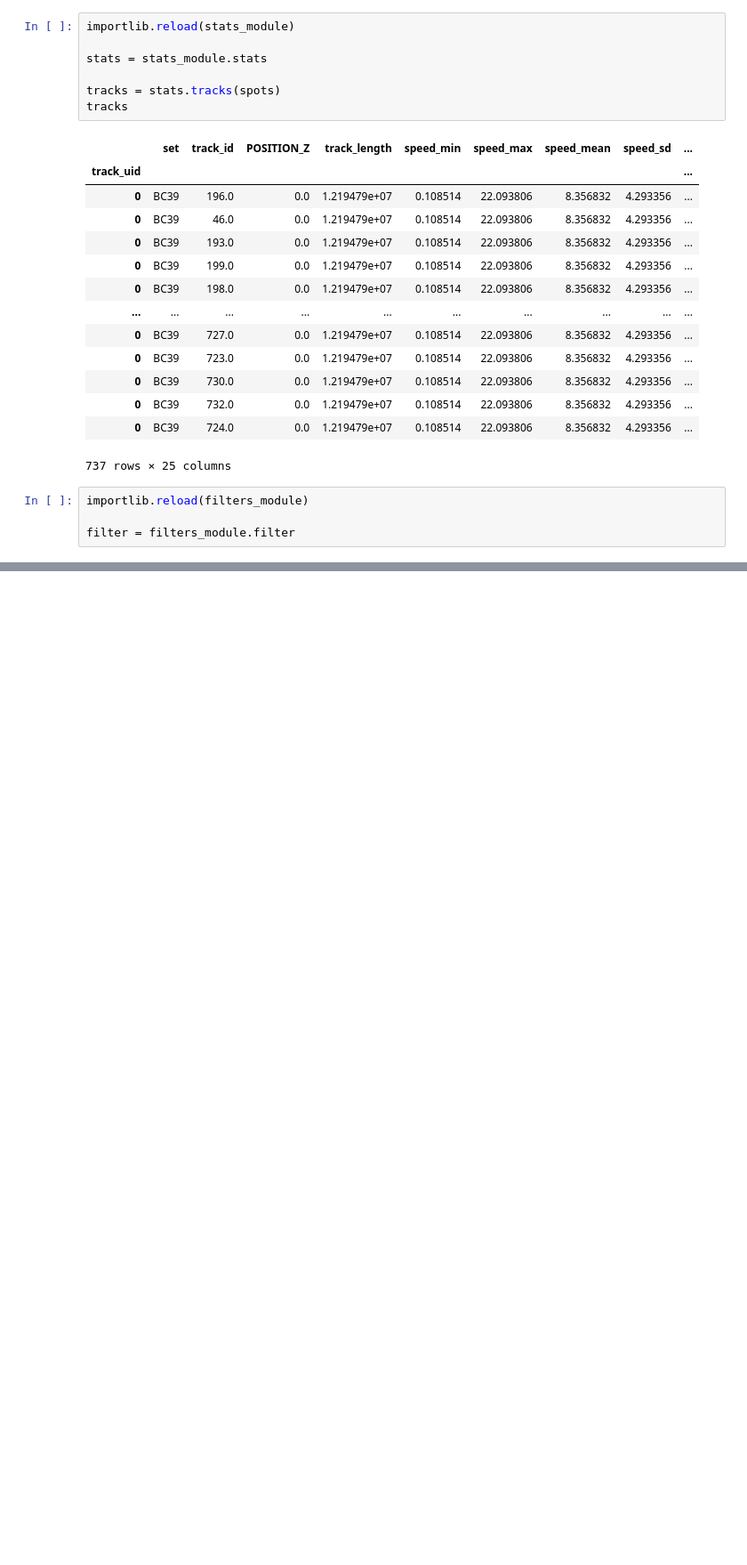
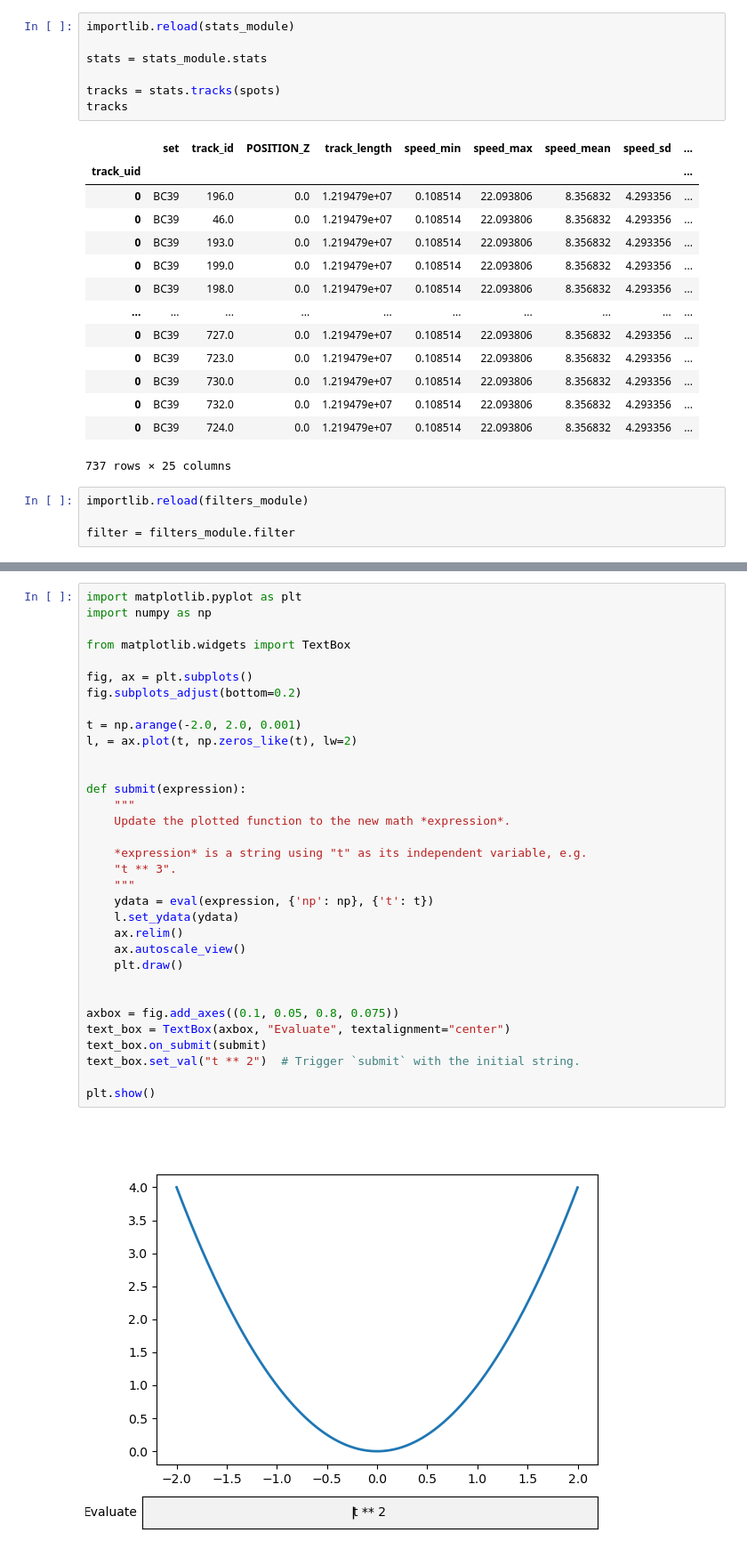
Before and after one commit to BranislavModriansky/Peregrin, a Jupyter notebook: lib/peregrin/Z_sketches/filter_computations.ipynb, the cells around one changed output, grey strips where cells are left out. Shown at 89% size. Cells and saved outputs as stored; diff of their text form; blank space fills up the shorter version.

```diff
--- a/lib/peregrin/Z_sketches/filter_computations.ipynb
+++ b/lib/peregrin/Z_sketches/filter_computations.ipynb
@@ -132,0 +643,35 @@ IndexError: pop from empty list
+# %%
+import matplotlib.pyplot as plt
+import numpy as np
+
+from matplotlib.widgets import TextBox
+
+fig, ax = plt.subplots()
+fig.subplots_adjust(bottom=0.2)
+
+t = np.arange(-2.0, 2.0, 0.001)
+l, = ax.plot(t, np.zeros_like(t), lw=2)
+
+
+def submit(expression):
+    """
+    Update the plotted function to the new math *expression*.
+
+    *expression* is a string using "t" as its independent variable, e.g.
+    "t ** 3".
+    """
+    ydata = eval(expression, {'np': np}, {'t': t})
+    l.set_ydata(ydata)
+    ax.relim()
+    ax.autoscale_view()
+    plt.draw()
+
+
+axbox = fig.add_axes((0.1, 0.05, 0.8, 0.075))
+text_box = TextBox(axbox, "Evaluate", textalignment="center")
+text_box.on_submit(submit)
+text_box.set_val("t ** 2")  # Trigger `submit` with the initial string.
+
+plt.show()
+# %% [output]
+[figure, added]
```
Also changed, not shown: parts of 7 cells of this notebook, 2 other files.
